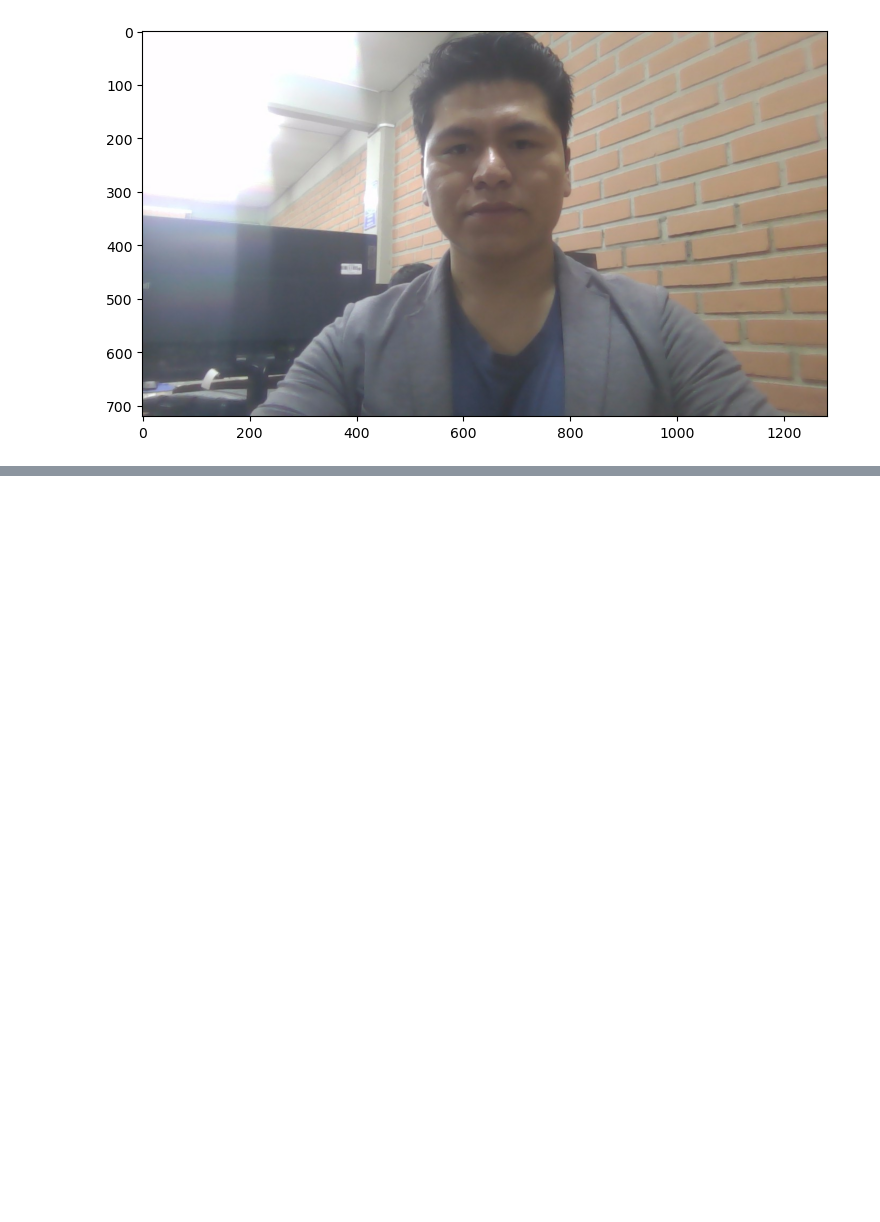
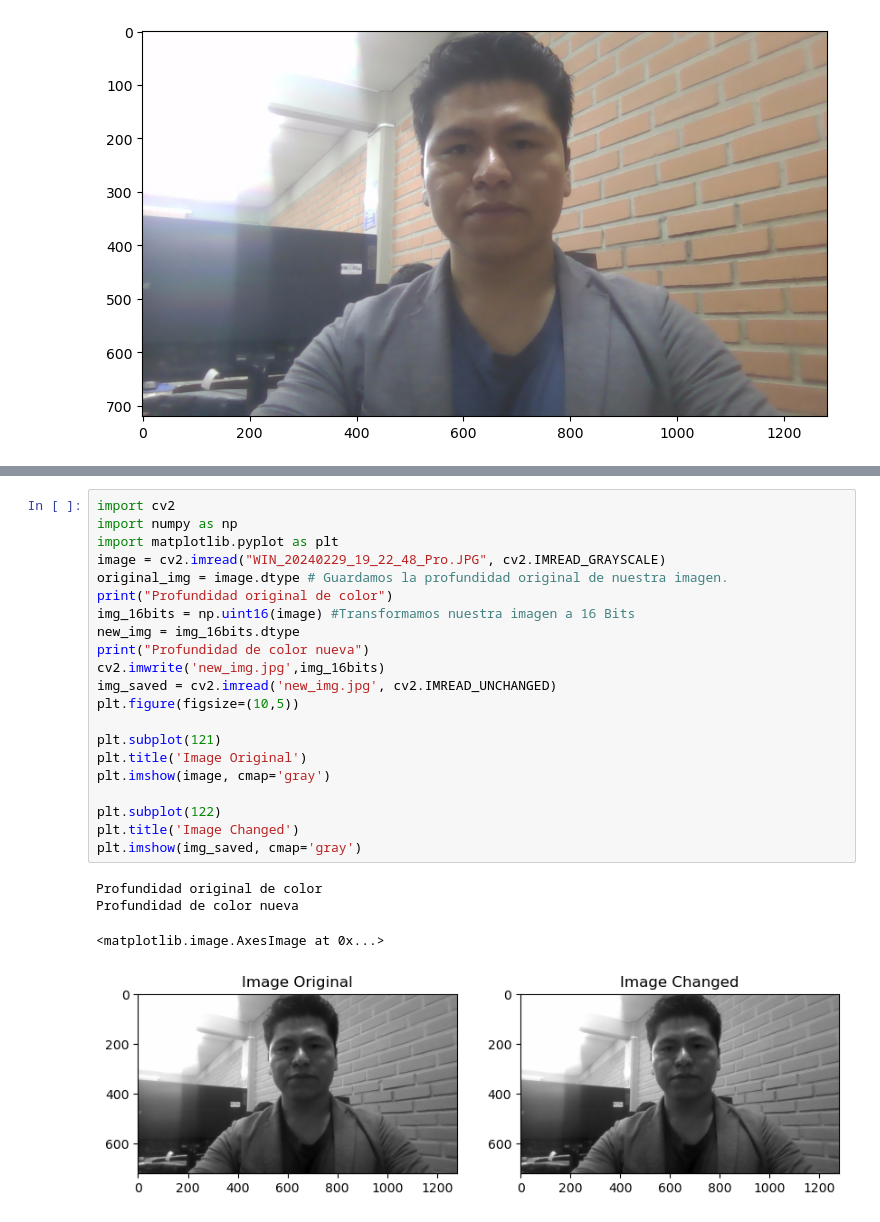
Before and after one commit to YafarBarrera/DigitalImageProcessing, a Jupyter notebook: ImageManager.ipynb, the cells around one changed output, grey strips where cells are left out. Saved outputs shown, nothing was run; the diff lists cells and outputs as text; blank space fills up the shorter version.

Commit message:
Playing with gray scale

```diff
--- a/ImageManager.ipynb
+++ b/ImageManager.ipynb
@@ -35,0 +63,26 @@ Image Size:  (720, 1280, 3)
+# %%
+import cv2
+import numpy as np
+import matplotlib.pyplot as plt
+image = cv2.imread("WIN_20240229_19_22_48_Pro.JPG", cv2.IMREAD_GRAYSCALE)
+original_img = image.dtype # Guardamos la profundidad original de nuestra imagen.
+print("Profundidad original de color")
+img_16bits = np.uint16(image) #Transformamos nuestra imagen a 16 Bits
+new_img = img_16bits.dtype
+print("Profundidad de color nueva")
+cv2.imwrite('new_img.jpg',img_16bits)
+img_saved = cv2.imread('new_img.jpg', cv2.IMREAD_UNCHANGED)
+plt.figure(figsize=(10,5))
+
+plt.subplot(121)
+plt.title('Image Original')
+plt.imshow(image, cmap='gray')
+
+plt.subplot(122)
+plt.title('Image Changed')
+plt.imshow(img_saved, cmap='gray')
+# %% [output]
+Profundidad original de color
+Profundidad de color nueva
+<matplotlib.image.AxesImage at 0x...>
+[figure, added]
```
Also changed, not shown: parts of 1 cell of this notebook, 1 other file.
